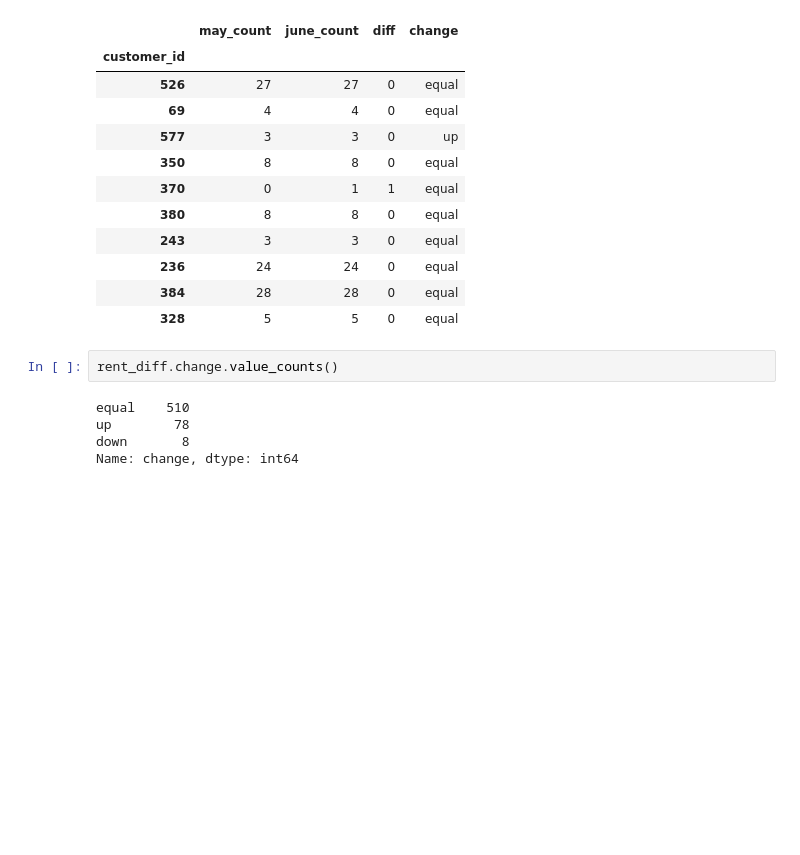
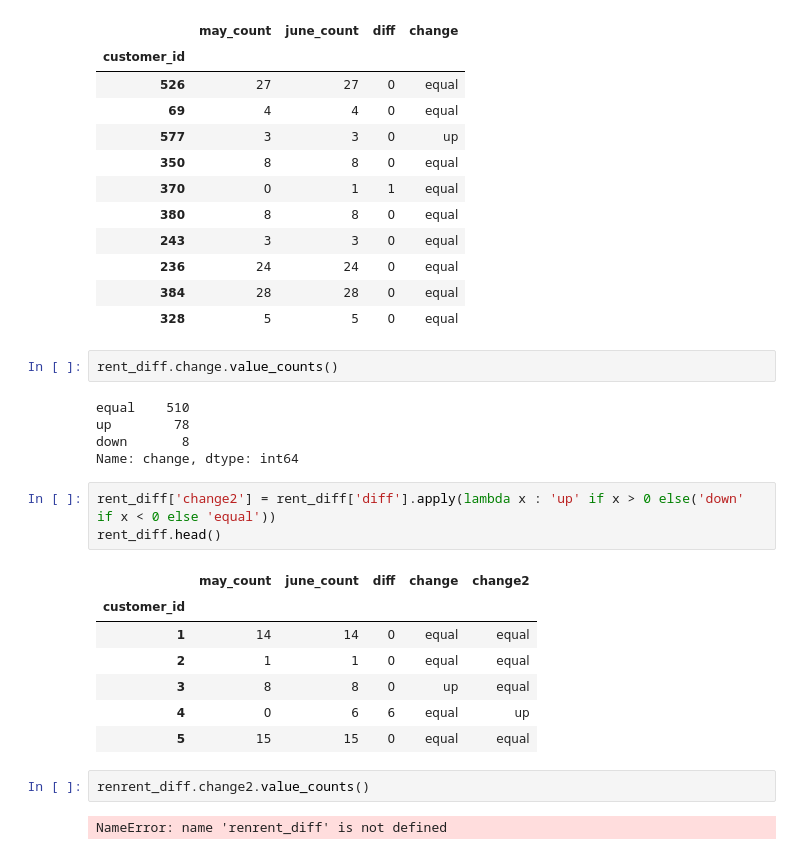
Before and after one commit to rachelleflores/lab-sql-9, a Jupyter notebook: Unit2_lab9_pt2.ipynb, the cells around one changed output. Cells and saved outputs as stored; diff of their text form; blank space fills up the shorter version.

```diff
--- a/Unit2_lab9_pt2.ipynb
+++ b/Unit2_lab9_pt2.ipynb
@@ -188,3 +189,18 @@ equal    510
 up        78
 down       8
 Name: change, dtype: int64
+# %%
+rent_diff['change2'] = rent_diff['diff'].apply(lambda x : 'up' if x > 0 else('down' if x < 0 else 'equal'))
+rent_diff.head()
+# %% [output]
+|  | may_count | june_count | diff | change | change2 |
+| customer_id |  |  |  |  |  |
+| 1 | 14 | 14 | 0 | equal | equal |
+| 2 | 1 | 1 | 0 | equal | equal |
+| 3 | 8 | 8 | 0 | up | equal |
+| 4 | 0 | 6 | 6 | equal | up |
+| 5 | 15 | 15 | 0 | equal | equal |
+# %%
+renrent_diff.change2.value_counts()
+# %% [output]
+NameError: name 'renrent_diff' is not defined
```
Also changed, not shown: parts of 1 cell of this notebook.
